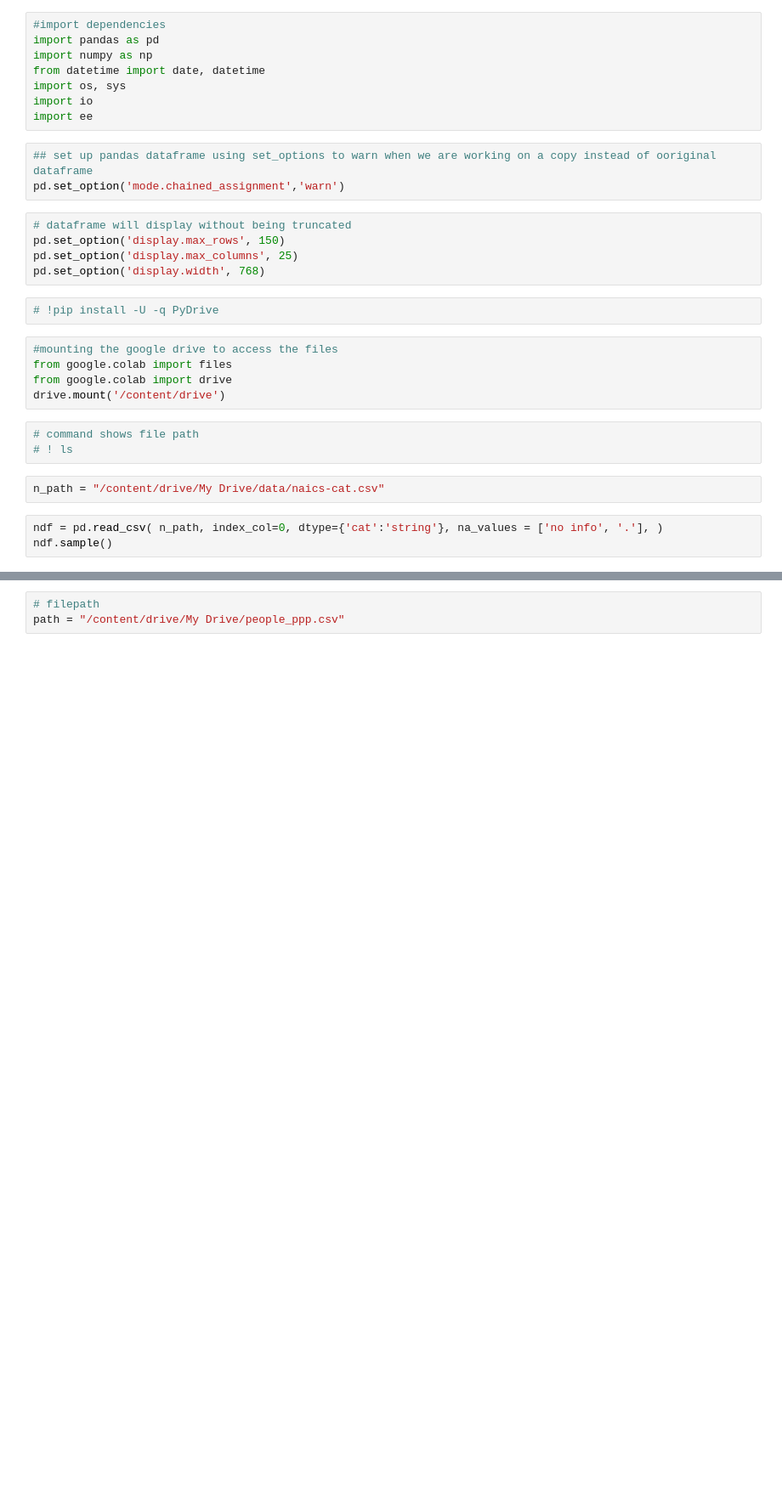
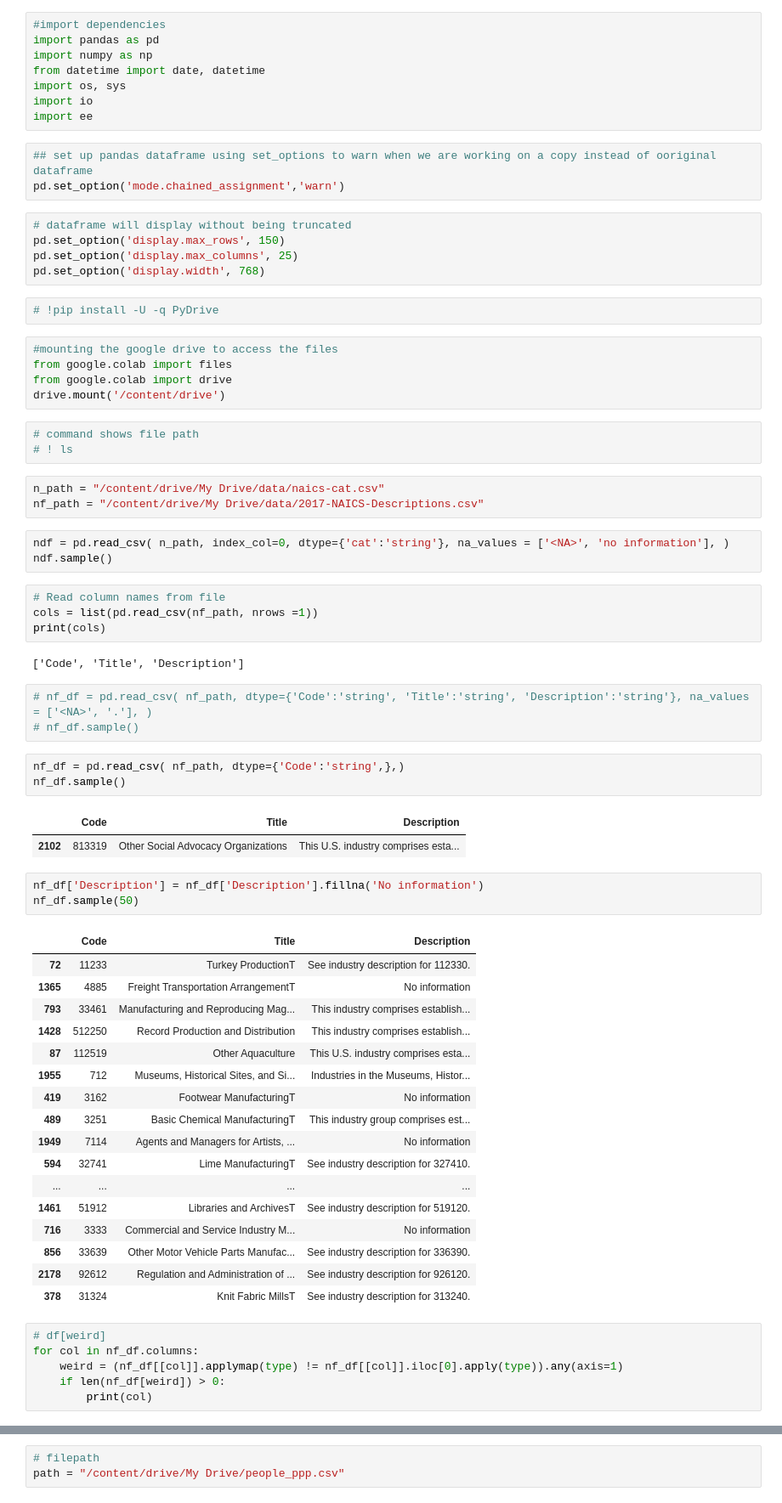
Before and after one commit to sherirosalia/cash_for_covid_clean_machine_pipeline, a Jupyter notebook: pandas_csv_cleaning/cat_desc_normalize.ipynb, the cells around one changed output, grey strips where cells are left out. Shown at 85% size. Cells and saved outputs as stored; diff of their text form; blank space fills up the shorter version.

Commit message:
'put a more descriptive title column in or NAICS codes'

```diff
--- a/pandas_csv_cleaning/cat_desc_normalize.ipynb
+++ b/pandas_csv_cleaning/cat_desc_normalize.ipynb
@@ -28,6 +28,49 @@ drive.mount('/content/drive')
 # ! ls
 # %%
 n_path = "/content/drive/My Drive/data/naics-cat.csv"
+nf_path = "/content/drive/My Drive/data/2017-NAICS-Descriptions.csv"
 # %%
-ndf = pd.read_csv( n_path, index_col=0, dtype={'cat':'string'}, na_values = ['no info', '.'], )
+ndf = pd.read_csv( n_path, index_col=0, dtype={'cat':'string'}, na_values = ['<NA>', 'no information'], )
 ndf.sample()
+# %%
+# Read column names from file
+cols = list(pd.read_csv(nf_path, nrows =1))
+print(cols)
+# %% [output]
+['Code', 'Title', 'Description']
+# %%
+# nf_df = pd.read_csv( nf_path, dtype={'Code':'string', 'Title':'string', 'Description':'string'}, na_values = ['<NA>', '.'], )
+# nf_df.sample()
+# %%
+nf_df = pd.read_csv( nf_path, dtype={'Code':'string',},)
+nf_df.sample()
+# %% [output]
+|  | Code | Title | Description |
+| 2102 | 813319 | Other Social Advocacy Organizations | This U.S. industry comprises esta... |
+# %%
+nf_df['Description'] = nf_df['Description'].fillna('No information')
+nf_df.sample(50)
+# %% [output]
+|  | Code | Title | Description |
+| 72 | 11233 | Turkey ProductionT | See industry description for 112330. |
+| 1365 | 4885 | Freight Transportation ArrangementT | No information |
+| 793 | 33461 | Manufacturing and Reproducing Mag... | This industry comprises establish... |
+| 1428 | 512250 | Record Production and Distribution | This industry comprises establish... |
+| 87 | 112519 | Other Aquaculture | This U.S. industry comprises esta... |
+| 1955 | 712 | Museums, Historical Sites, and Si... | Industries in the Museums, Histor... |
+| 419 | 3162 | Footwear ManufacturingT | No information |
+| 489 | 3251 | Basic Chemical ManufacturingT | This industry group comprises est... |
+| 1949 | 7114 | Agents and Managers for Artists, ... | No information |
+| 594 | 32741 | Lime ManufacturingT | See industry description for 327410. |
+| ... | ... | ... | ... |
+| 1461 | 51912 | Libraries and ArchivesT | See industry description for 519120. |
+| 716 | 3333 | Commercial and Service Industry M... | No information |
+| 856 | 33639 | Other Motor Vehicle Parts Manufac... | See industry description for 336390. |
+| 2178 | 92612 | Regulation and Administration of ... | See industry description for 926120. |
+| 378 | 31324 | Knit Fabric MillsT | See industry description for 313240. |
+# %%
+# df[weird]
+for col in nf_df.columns:
+    weird = (nf_df[[col]].applymap(type) != nf_df[[col]].iloc[0].apply(type)).any(axis=1)
+    if len(nf_df[weird]) > 0:
+        print(col)
```
Also changed, not shown: parts of 32 cells of this notebook.
